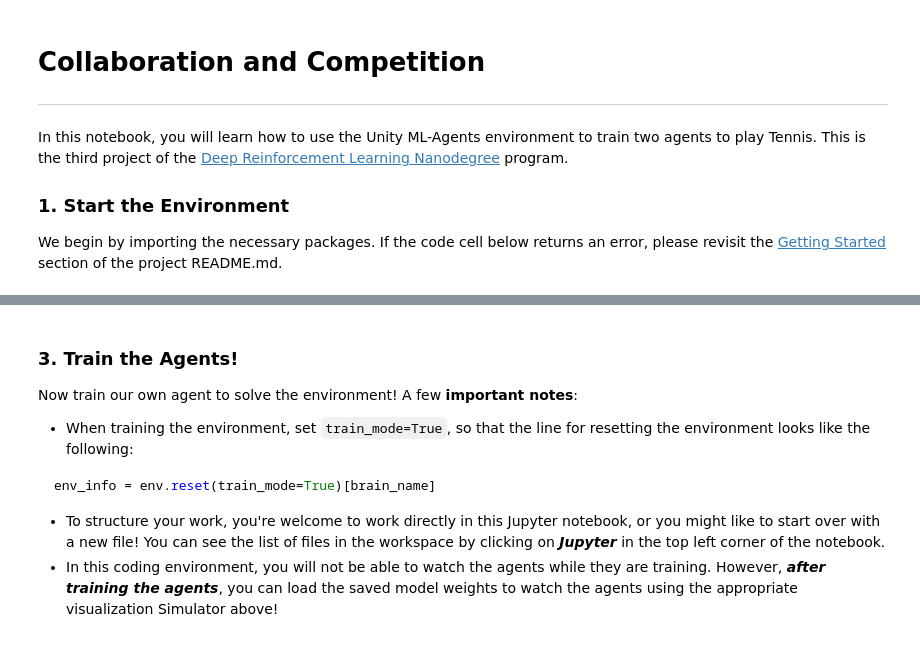
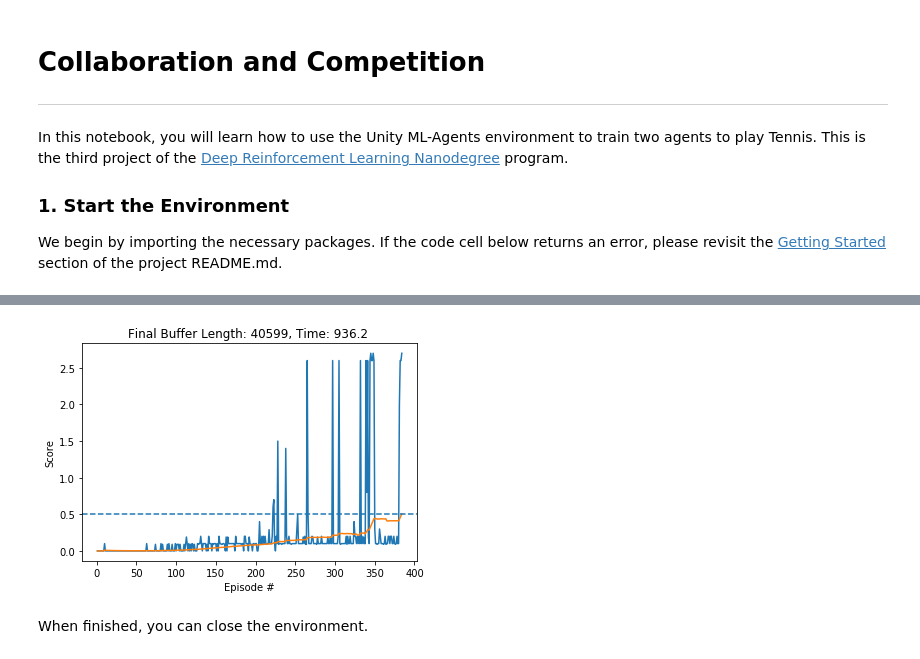
Before and after one commit to WillieMaddox/DRL_Collab_Compete, a Jupyter notebook: Tennis.ipynb, the cells around one changed output, grey strips where cells are left out. Cells and saved outputs as stored; diff of their text form; code cells hidden in the pictures.

Commit message:
sync: Bring Tennis notebook up to speed with rest of project.

````diff
--- a/Tennis.ipynb
+++ b/Tennis.ipynb
@@ -330,0 +239,26 @@ print_obs(states)
+# %%
+agent_config = {
+    'buffer_size': BUFFER_SIZE,
+    'batch_size': BATCH_SIZE,
+    'learn_every': LEARN_EVERY,
+    'update_every': UPDATE_EVERY,
+    'gamma': GAMMA,
+    'tau': TAU,
+    'lr_actor': LR_ACTOR,
+    'lr_critic': LR_CRITIC,
+    'random_seed': RANDOM_SEED,
+    'use_asn': USE_ASN,
+    'asn_kwargs': ASN_KWARGS,
+    'use_psn': USE_PSN,
+    'psn_kwargs': PSN_KWARGS,
+    'use_per': USE_PER
+}
+Agent.share_memory = AGENT_SHARE_MEMORY
+agent1 = Agent(env.state_size, env.action_size, 0, **agent_config)
+agent2 = Agent(env.state_size, env.action_size, 1, **agent_config)
+# %%
+# Train
+t0 = time.time()
+scores, scores_average = train(env, agent1, agent2)
+run_time = time.time() - t0
+print(run_time, 'seconds')
@@ -331,2 +273,23 @@ print_obs(states)
+# %%
+# plot the scores
+fig = plt.figure()
+ax = fig.add_subplot(111)
+plt.plot(np.arange(1, len(scores) + 1), scores)
+plt.plot(np.arange(1, len(scores_average) + 1), scores_average)
+ax.axhline(y=0.5, xmin=0.0, xmax=1.0, linestyle='--')
+plt.title(f'Final Buffer Length: {len(agent1.buffer)}, Time: {run_time:<6.1f}')
+plt.ylabel('Score')
+plt.xlabel('Episode #')
+filename = f'model_dir/tennis/maddpg_{env.session_name}'
+filename += f'-PER' if USE_PER else f'-ER'
+filename += f'_{PRELOAD_STEPS:d}'
+if USE_PSN:
+    filename += f'-PSN'
+plt.savefig(filename)
+plt.show()
+# %% [output]
+[figure, added]
+# %% [markdown]
+When finished, you can close the environment.
 # %%
 env.close()
@@ -335,10 +295,0 @@ env.close()
-# %% [markdown]
-### 3. Train the Agents!
-
-Now train our own agent to solve the environment!  A few **important notes**:
-- When training the environment, set `train_mode=True`, so that the line for resetting the environment looks like the following:
-```python
-env_info = env.reset(train_mode=True)[brain_name]
-```
-- To structure your work, you're welcome to work directly in this Jupyter notebook, or you might like to start over with a new file!  You can see the list of files in the workspace by clicking on **_Jupyter_** in the top left corner of the notebook.
-- In this coding environment, you will not be able to watch the agents while they are training.  However, **_after training the agents_**, you can load the saved model weights to watch the agents using the appropriate visualization Simulator above!
````
Also changed, not shown: parts of 38 cells of this notebook.
